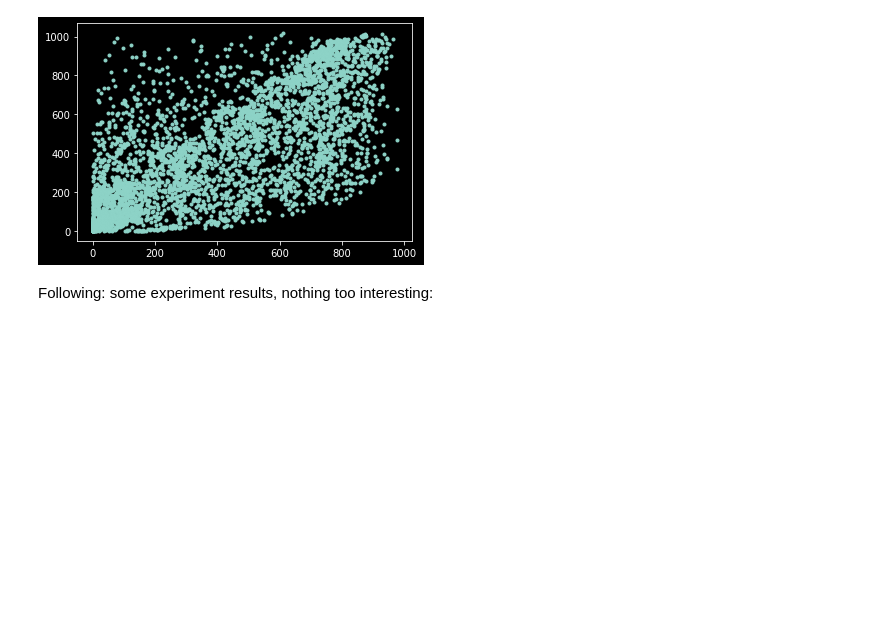
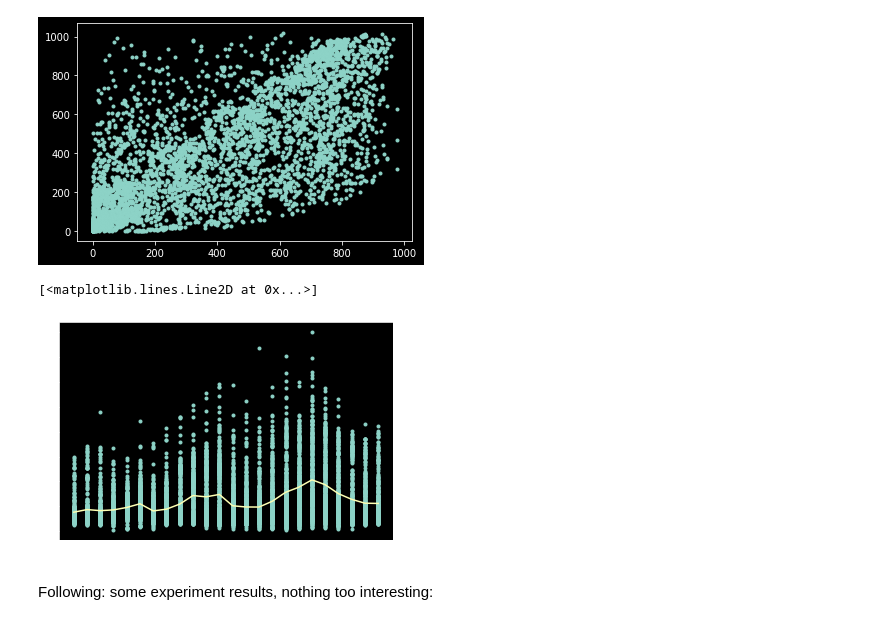
Before and after one commit to ludwigbald/msc-thesis, a Jupyter notebook: exploration.ipynb, the cells around one changed output. Drawn from its saved outputs; the diff is of its cells as text; code cells hidden in the pictures; blank space fills up the shorter version.

```diff
--- a/exploration.ipynb
+++ b/exploration.ipynb
@@ -235,6 +235,13 @@ plt.scatter(x=building1["Solar Generation [W/kW]"], y=weather[diffuse], marker="
 # %% [output]
 <matplotlib.collections.PathCollection at 0x...>
 [figure]
+# %%
+# solar production varies throughout the day:
+plt.plot(building1["Hour"], building1["Equipment Electric Power [kWh]"] , ".")
+plt.plot(building1.groupby(["Hour"])["Equipment Electric Power [kWh]"].mean())
+# %% [output]
+[<matplotlib.lines.Line2D at 0x...>]
+[figure, added]
 # %% [markdown]
 Following: some experiment results, nothing too interesting:
 # %%
```
Also changed, not shown: 7 other files.
